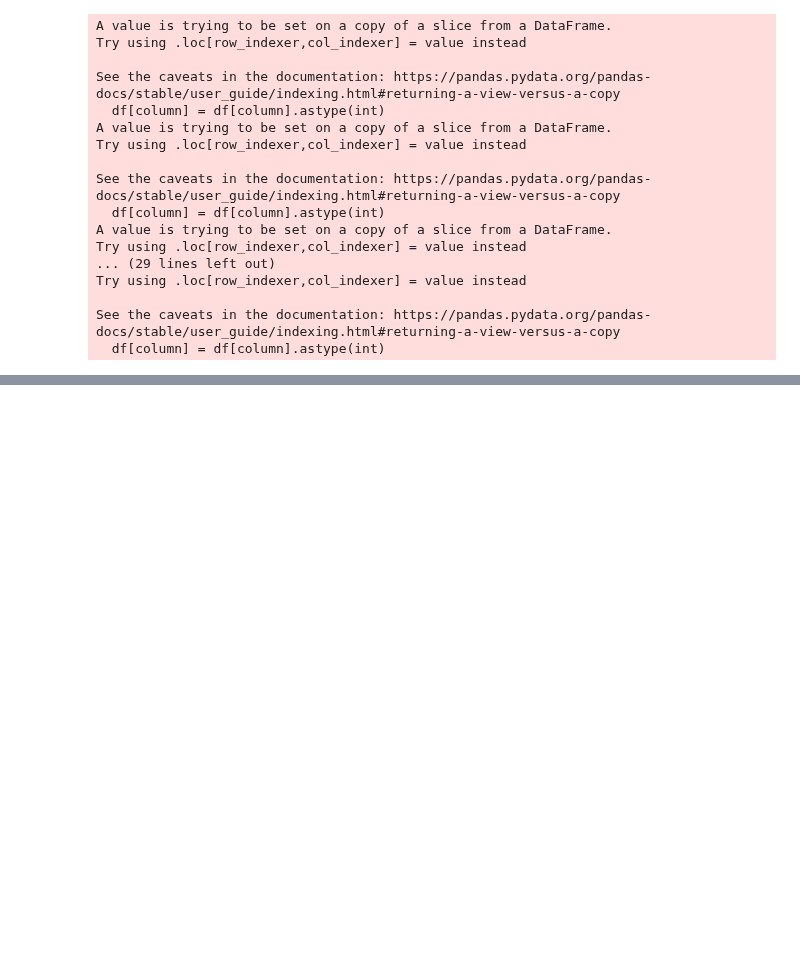
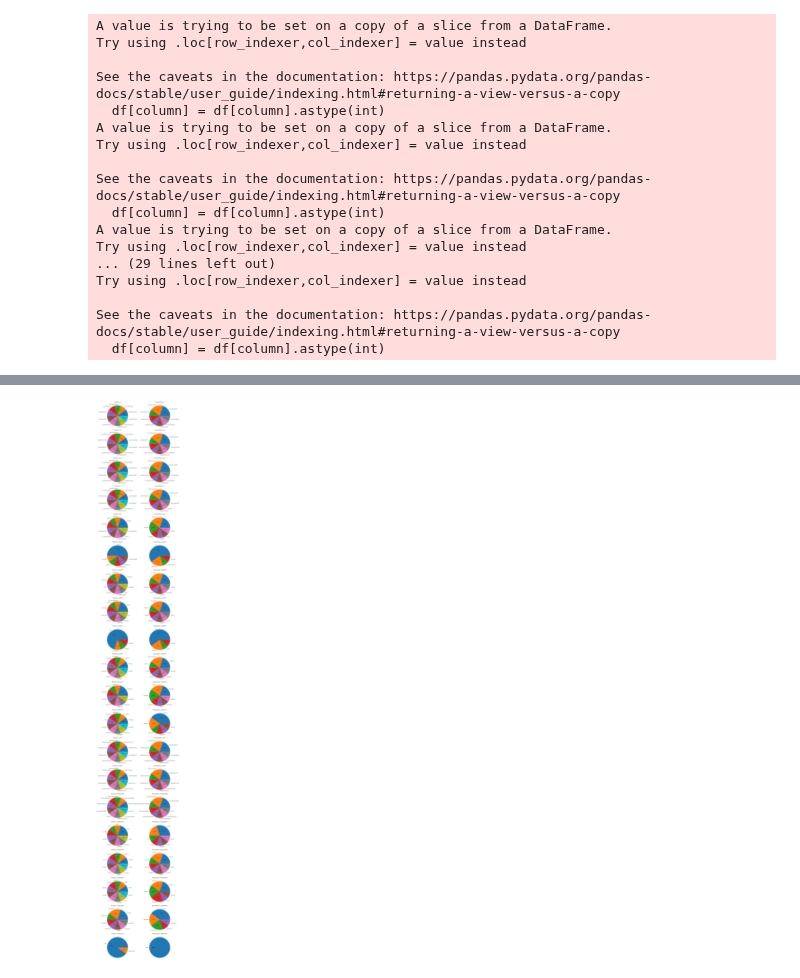
Before and after one commit to robertnesterodhiambo/Advanced_Data_analysis, a Jupyter notebook: viuzlization.ipynb, the cells around one changed output, grey strips where cells are left out. Saved outputs shown, nothing was run; the diff lists cells and outputs as text; code cells hidden in the pictures; blank space fills up the shorter version.

```diff
--- a/viuzlization.ipynb
+++ b/viuzlization.ipynb
@@ -280,0 +345,30 @@ pd.set_option('display.max_columns', None)
+# %%
+import matplotlib.pyplot as plt
+import seaborn as sns
+
+# Define relevant columns for visualization
+relevant_columns = ['pt', 'eta', 'mass', 'ct', 'radius', 'radiusV0', 'dcaBachPV', 'dcaV0PV',
+                    'dcaV0piPV', 'dcaV0prPV', 'dcaV0tracks', 'dcaBachV0', 'cosPA',
+                    'cosPAV0', 'V0invMassDelta', 'tpcNsigmaBach', 'tpcNsigmaV0Pr',
+                    'tpcNsigmaV0Pi', 'competingMass', 'bachBarCosPA']
+
+# Create subplots for side-by-side comparison
+fig, axes = plt.subplots(nrows=len(relevant_columns), ncols=2, figsize=(15, 5*len(relevant_columns)))
+
+# Plot each column for real-world and simulated data
+for i, column in enumerate(relevant_columns):
+    # Pie chart for real-world data
+    real_data_counts = AnalysisResults_reduced[column].value_counts()
+    axes[i, 0].pie(real_data_counts, labels=real_data_counts.index, autopct='%1.1f%%')
+    axes[i, 0].set_title(f'Real Data - {column}')
+
+    # Pie chart for simulated data
+    simulated_data_counts = AnalysisResultsmc_reduced[column].value_counts()
+    axes[i, 1].pie(simulated_data_counts, labels=simulated_data_counts.index, autopct='%1.1f%%')
+    axes[i, 1].set_title(f'Simulated Data - {column}')
+
+# Adjust layout and display the plots
+plt.tight_layout()
+plt.show()
+# %% [output]
+[figure, added]
```
Also changed, not shown: parts of 5 cells of this notebook.
